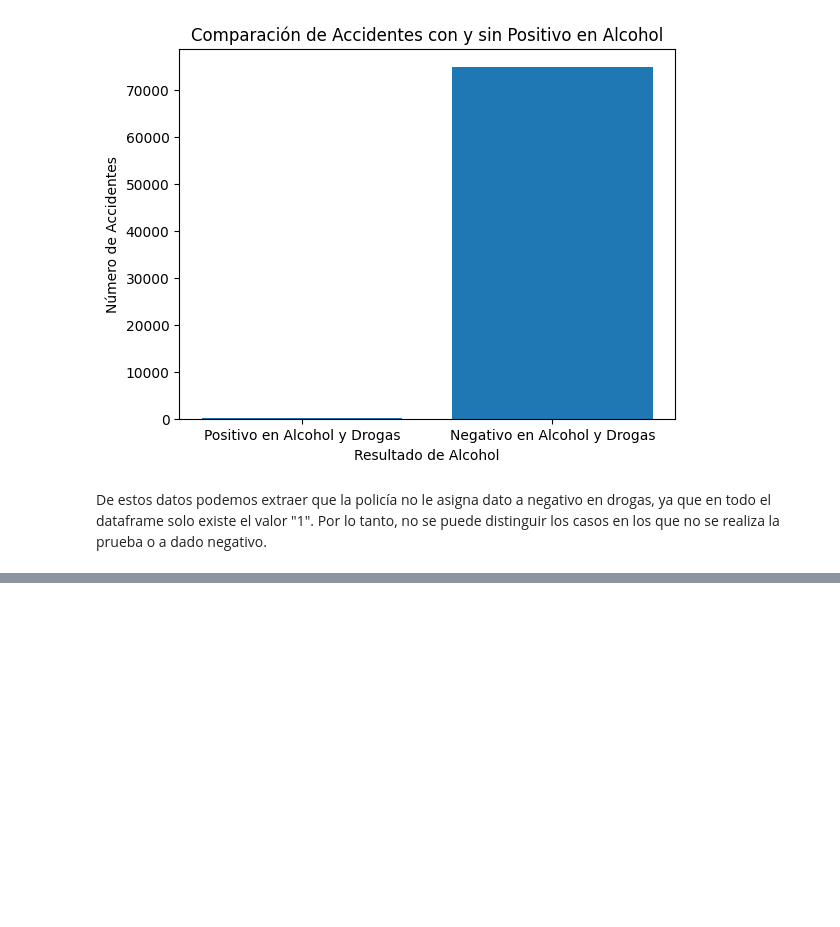
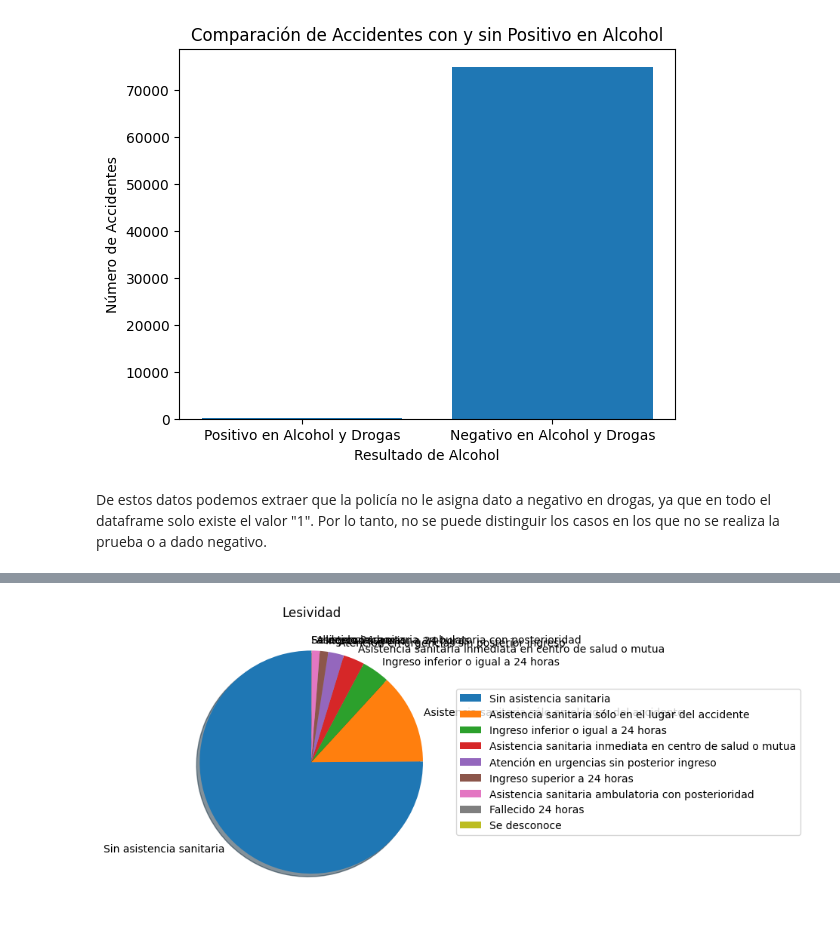
Before and after one commit to paula-gomezlucas/POD, a Jupyter notebook: CuadernoV1.ipynb, the cells around one changed output, grey strips where cells are left out. Cells and saved outputs as stored; diff of their text form; code cells hidden in the pictures; blank space fills up the shorter version.

```diff
--- a/CuadernoV1.ipynb
+++ b/CuadernoV1.ipynb
@@ -474,0 +576,10 @@ De estos datos podemos extraer que la policía no le asigna dato a negativo en d
+# %%
+accidentes = data_loader.data['datasets/accidentalidad']
+labels = accidentes['LESIVIDAD'].unique()
+values = accidentes['LESIVIDAD'].value_counts()
+plt.pie(values, labels=labels, shadow=True, startangle=90, labeldistance=1.1)
+plt.title('Lesividad')
+plt.legend(loc='center left', bbox_to_anchor=(1, 0.5))
+plt.show()
+# %% [output]
+[figure, added]
```
Also changed, not shown: parts of 8 cells of this notebook.
